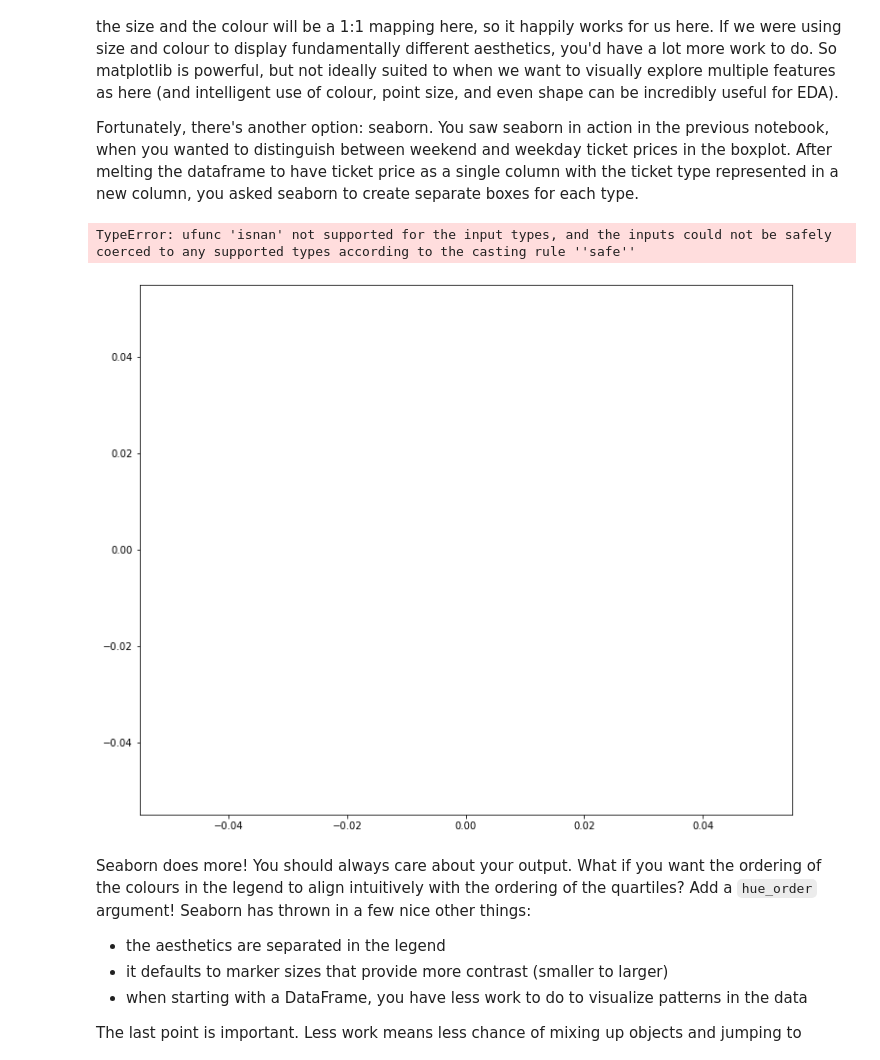
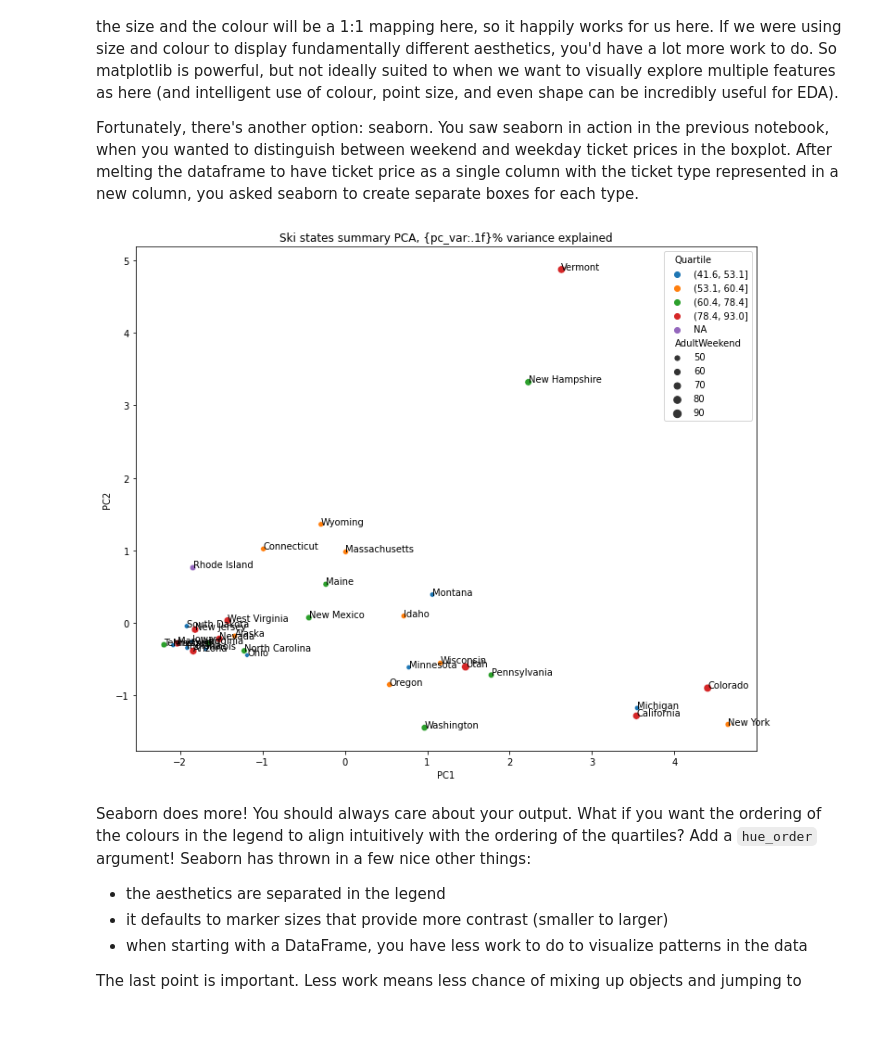
Before and after one commit to michaelchi08/DataScienceGuidedCapstone, a Jupyter notebook: Notebooks/03_exploratory_data_analysis.ipynb, the cells around one changed output. Saved outputs shown, nothing was run; the diff lists cells and outputs as text; code cells hidden in the pictures; blank space fills up the shorter version.

```diff
--- a/Notebooks/03_exploratory_data_analysis.ipynb
+++ b/Notebooks/03_exploratory_data_analysis.ipynb
@@ -599,26 +596,25 @@ Fortunately, there's another option: seaborn. You saw seaborn in action in the p
 # %%
 #Code task 11#
 #Create a seaborn scatterplot by calling `sns.scatterplot`
 #Specify the dataframe pca_df as the source of the data,
 #specify 'PC1' for x and 'PC2' for y,
 #specify 'AdultWeekend' for the pointsize (scatterplot's `size` argument),
 #specify 'Quartile' for `hue`
 #specify pca_df.Quartile.cat.categories for `hue_order` - what happens with/without this?
 x = pca_df.PC1
 y = pca_df.PC2
 state = pca_df.index
 plt.subplots(figsize=(12, 10))
 # Note the argument below to make sure we get the colours in the ascending
 # order we intuitively expect!
 sns.scatterplot(x='PC1', y='PC2', size='AdultWeekend', hue='Quartile',
-                hue_order='pca_df.Quartile.cat.Categories', data=pca_df)
+                data=pca_df)
 #and we can still annotate with the state labels
 for s, x, y in zip(state, x, y):
     plt.annotate(s, (x, y))
-plt.title(f'Ski states summary PCA, {pc_var:.1f}% variance explained');
+plt.title('Ski states summary PCA, {pc_var:.1f}% variance explained');
 # %% [output]
-TypeError: ufunc 'isnan' not supported for the input types, and the inputs could not be safely coerced to any supported types according to the casting rule ''safe''
-[figure, old version]
+[figure, new version]
 # %% [markdown]
 Seaborn does more! You should always care about your output. What if you want the ordering of the colours in the legend to align intuitively with the ordering of the quartiles? Add a `hue_order` argument! Seaborn has thrown in a few nice other things:
 
```
Also changed, not shown: parts of 12 cells of this notebook, 2 other files.
